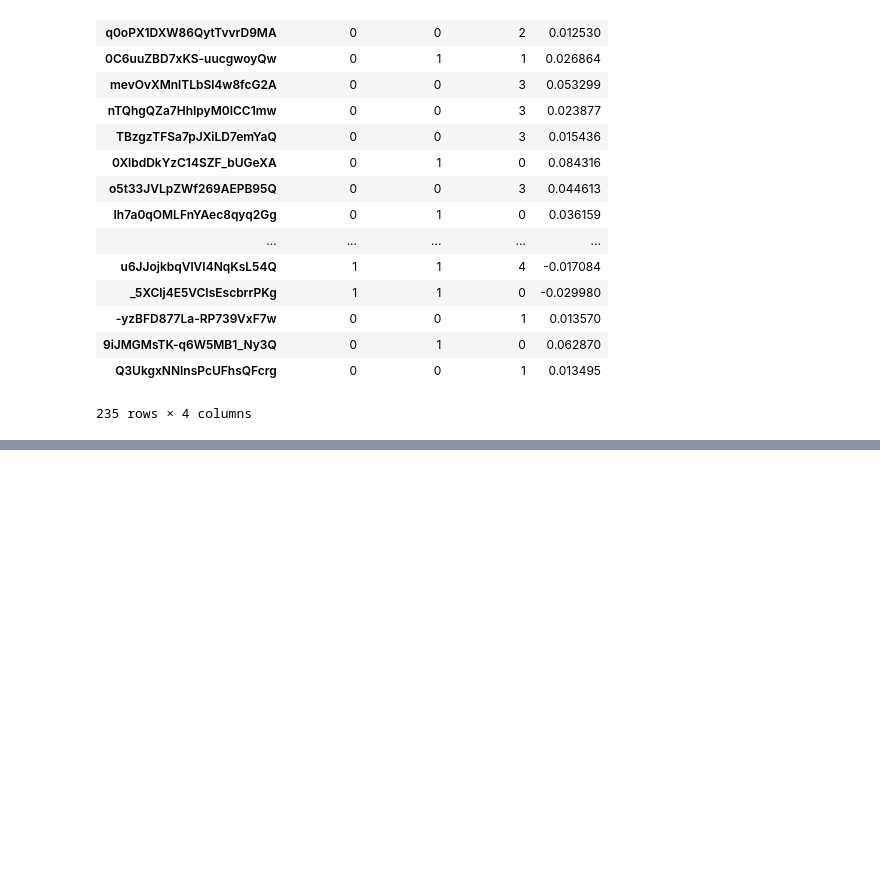
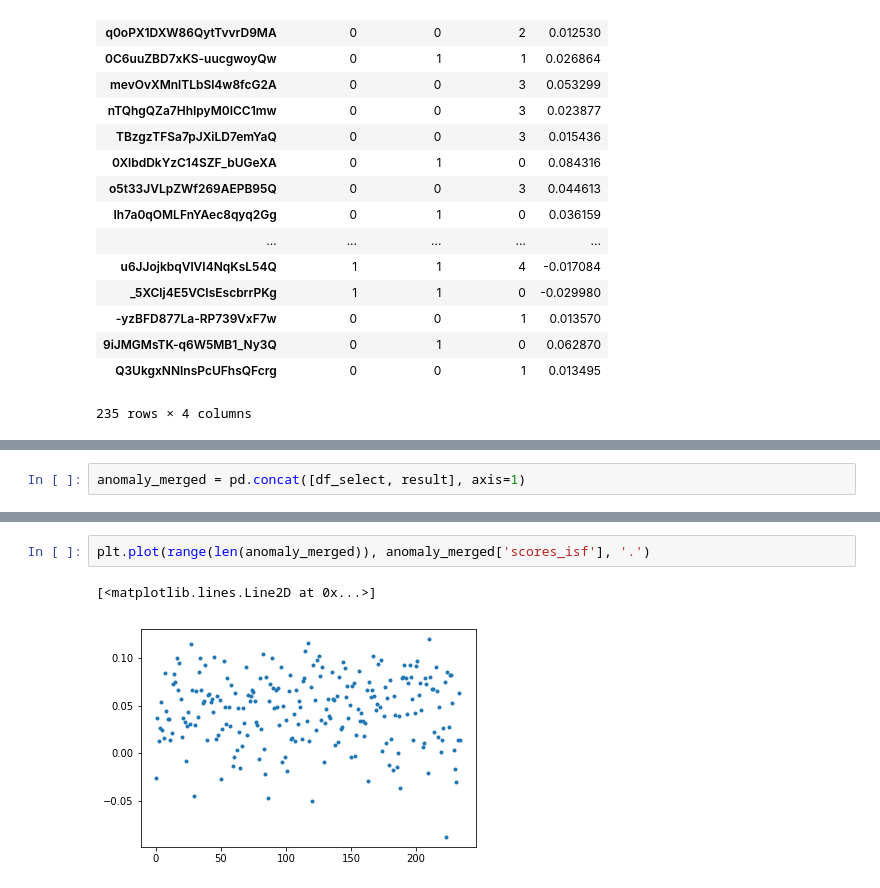
Before and after one commit to djfan/yelp-challenge, a Jupyter notebook: Anomaly/Clustering_combined_torronto_chi.ipynb, the cells around one changed output, grey strips where cells are left out. Cells and saved outputs as stored; diff of their text form; blank space fills up the shorter version.

Commit message:
anomaly detection update

```diff
--- a/Anomaly/Clustering_combined_torronto_chi.ipynb
+++ b/Anomaly/Clustering_combined_torronto_chi.ipynb
@@ -336,0 +358,2 @@ result.to_csv('torronto_chi_results.csv', index_label=False, encoding='utf-8' )
+# %%
+anomaly_merged = pd.concat([df_select, result], axis=1)
@@ -336,0 +381,5 @@ result.to_csv('torronto_chi_results.csv', index_label=False, encoding='utf-8' )
+# %%
+plt.plot(range(len(anomaly_merged)), anomaly_merged['scores_isf'], '.')
+# %% [output]
+[<matplotlib.lines.Line2D at 0x...>]
+[figure, added]
```
Also changed, not shown: parts of 10 cells of this notebook, 7 other files.
